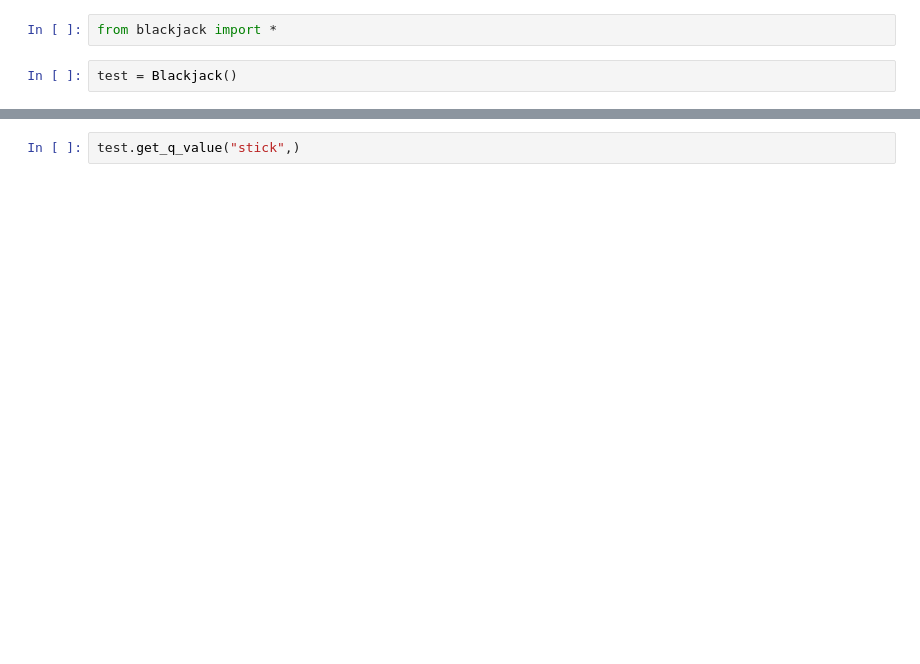
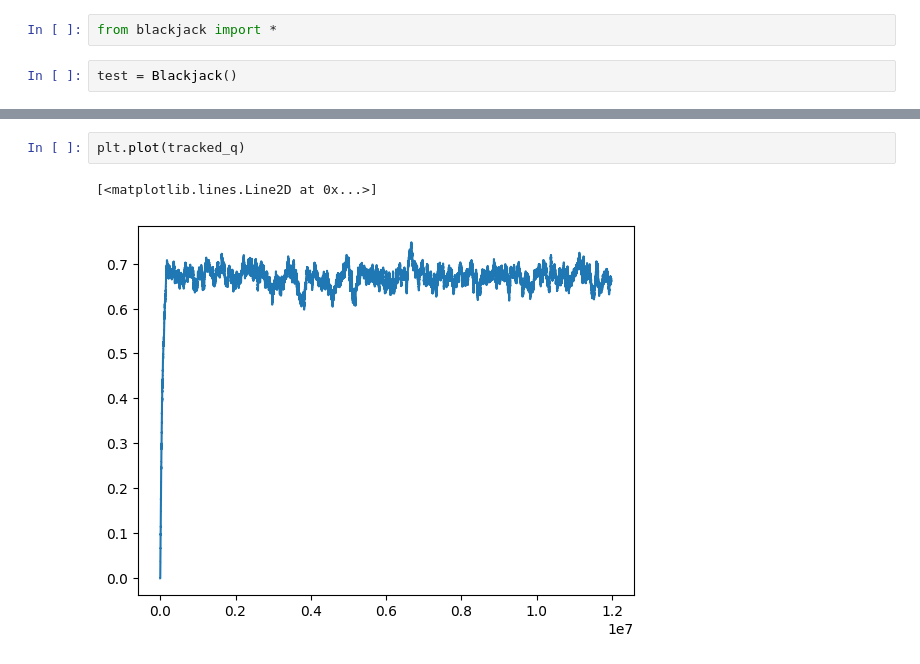
Before and after one commit to mattbailey1991/blackjack-rl, a Jupyter notebook: trainer.ipynb, the cells around one changed output, grey strips where cells are left out. Saved outputs shown, nothing was run; the diff lists cells and outputs as text; blank space fills up the shorter version.

```diff
--- a/trainer.ipynb
+++ b/trainer.ipynb
@@ -14,2 +14,5 @@ plt.plot(moving_average_reward)
-# %%
-test.get_q_value("stick",)
+# %%
+plt.plot(tracked_q)
+# %% [output]
+[<matplotlib.lines.Line2D at 0x...>]
+[figure, added]
```
Also changed, not shown: parts of 2 cells of this notebook.
